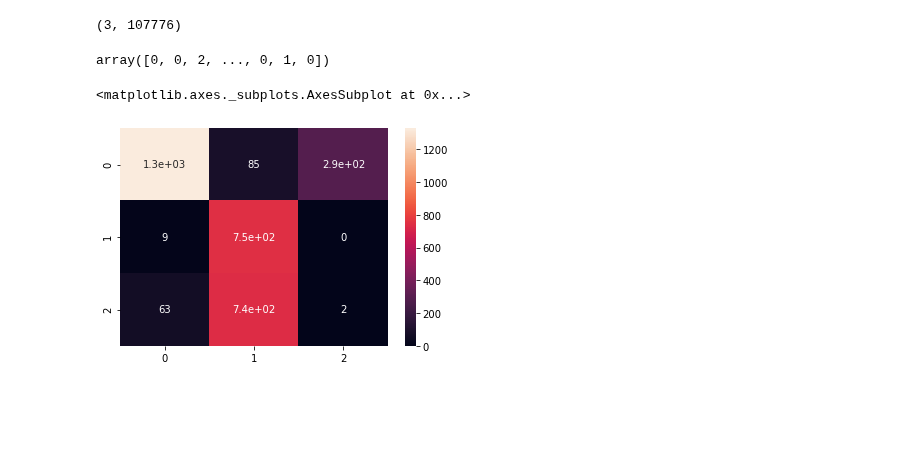
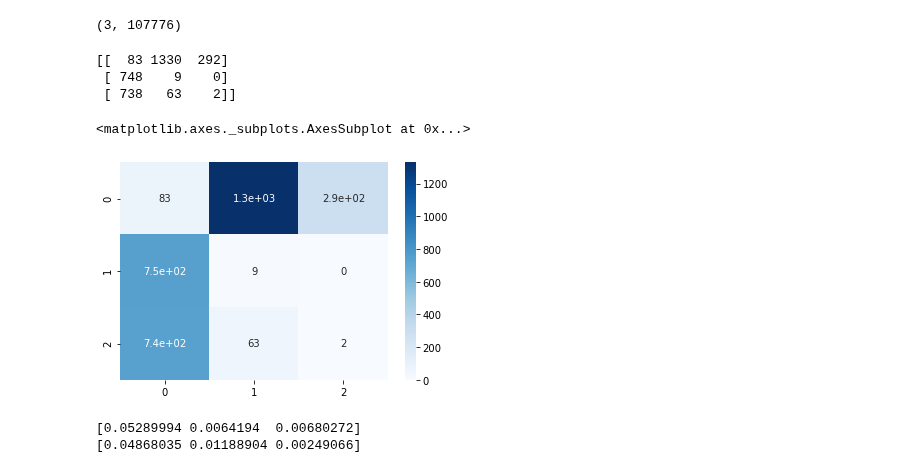
Before and after one commit to lkostakis/data-mining-NLP, a Jupyter notebook: ask3.ipynb, the cells around one changed output. Cells and saved outputs as stored; diff of their text form; code cells hidden in the pictures; blank space fills up the shorter version.

Commit message:
Metrics

```diff
--- a/ask3.ipynb
+++ b/ask3.ipynb
@@ -107,4 +118,0 @@ for i in range(len(true_labels)):
-# %%
-y_pred
-# %% [output]
-array([0, 0, 2, ..., 0, 1, 0])
@@ -113,8 +119,24 @@ true_labels = [int(i) for i in true_labels]
 # %%
 from sklearn.metrics import confusion_matrix
 import seaborn as sns
+
+# TODO: change the labels
 cf_matrix = confusion_matrix(true_labels, y_pred)
-sns.heatmap(cf_matrix, annot=True)
+
+print(cf_matrix)
+sns.heatmap(cf_matrix, annot=True, cmap='Blues')
 # %% [output]
-<matplotlib.axes._subplots.AxesSubplot at 0x...>
+[[  83 1330  292]
+ [ 748    9    0]
+ [ 738   63    2]]
+<matplotlib.axes._subplots.AxesSubplot at 0x...>
-[figure, old version]
+[figure, new version]
+# %%
+precision = metrics.precision_score(true_labels, y_pred, average=None)
+print(precision)
+
+recall = metrics.recall_score(true_labels, y_pred, average = None)
+print(recall)
+# %% [output]
+[0.05289994 0.0064194  0.00680272]
+[0.04868035 0.01188904 0.00249066]
```
Also changed, not shown: parts of 5 cells of this notebook.
